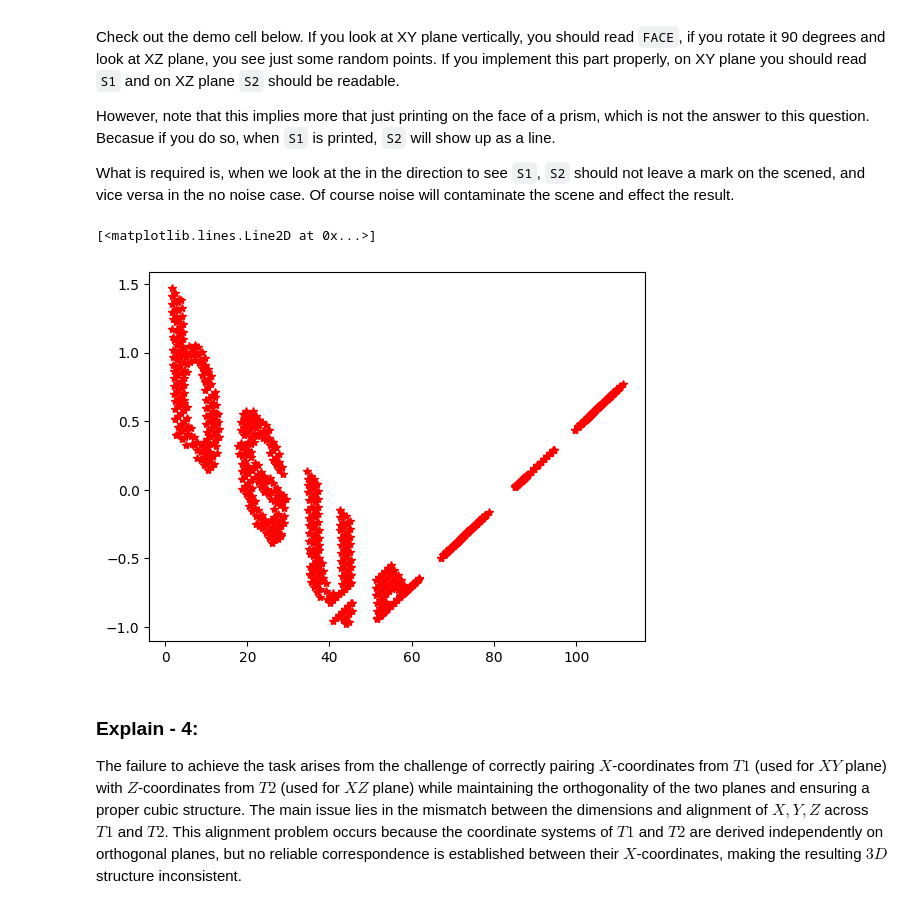
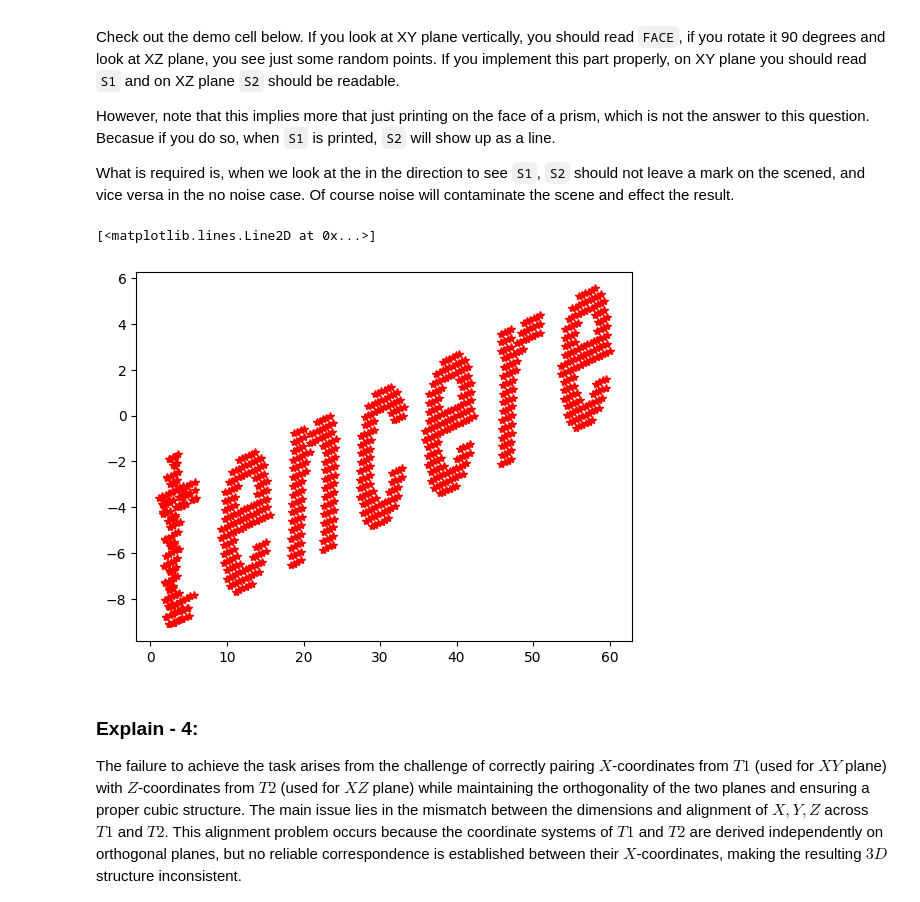
Before and after one commit to amnessa/MECH536, a Jupyter notebook: aufgabe/SVD_2738938.ipynb, the cells around one changed output. Drawn from its saved outputs; the diff is of its cells as text; code cells hidden in the pictures.

```diff
--- a/aufgabe/SVD_2738938.ipynb
+++ b/aufgabe/SVD_2738938.ipynb
@@ -545,31 +558,33 @@ Nd_Data = TwoFacesOfAPrism(T1, T2, Nd = 10, NoiseLevel=0.0)
 # %%
 # Your code starts here
 # project all data point in Nd_Data to the plane spanned by u1,u2 first and then plot in 2D
 # let the coordinates of Nd_Data on this plane be X1, Y1
 
 # Perform SVD on the Nd_Data
 U, S, Vt = np.linalg.svd(Nd_Data, full_matrices=False)
 
 # Denoising: Retain only the top k singular values for reconstruction
-k = 4  # Adjust based on noise level and desired approximation
+k = 3  # Adjust based on noise level and desired approximation
 S_truncated = np.zeros_like(S)
 S_truncated[:k] = S[:k]  # Retain the top k singular values
 Sigma_truncated = np.diag(S_truncated)
 ND_Data_denoised = U @ Sigma_truncated @ Vt
 
-# Projection onto the plane spanned by u1, u3 (Plane 1)
-Plane_1_basis = U[:, [0, 2]]  # Select u1 and u3 for Plane 1
-Projected_T1 = Plane_1_basis.T @ ND_Data_denoised  # Use the denoised data
-X1, Y1 = Projected_T1[0, :], Projected_T1[1, :]  # Extract coordinates for plotting
+# Projection onto the plane spanned by u1, u2 (most significant plane for the data)
+Plane_basis = U[:, :2]  # Select u1 and u2
+Projected_Data = Plane_basis.T @ ND_Data_denoised  # Use the denoised data for projection
+
+# Extract X1, Y1 coordinates for plotting
+X1, Y1 = Projected_Data[0, :], Projected_Data[1, :]
 
 
 # Your code ends here
 
 # let's plot and see
 plt.plot(X1, Y1, 'r*')
 # %% [output]
 [<matplotlib.lines.Line2D at 0x...>]
-[figure, old version]
+[figure, new version]
 # %% [markdown]
 ### Explain - 4:
 The failure to achieve the task arises from the challenge of correctly pairing $ X $-coordinates from $ T1 $ (used for $ XY $ plane) with $ Z $-coordinates from $ T2 $ (used for $ XZ $ plane) while maintaining the orthogonality of the two planes and ensuring a proper cubic structure. The main issue lies in the mismatch between the dimensions and alignment of $ X, Y, Z $ across $ T1 $ and $ T2 $. This alignment problem occurs because the coordinate systems of $ T1 $ and $ T2 $ are derived independently on orthogonal planes, but no reliable correspondence is established between their $ X $-coordinates, making the resulting $ 3D $ structure inconsistent.
```
Also changed, not shown: parts of 8 cells of this notebook.
